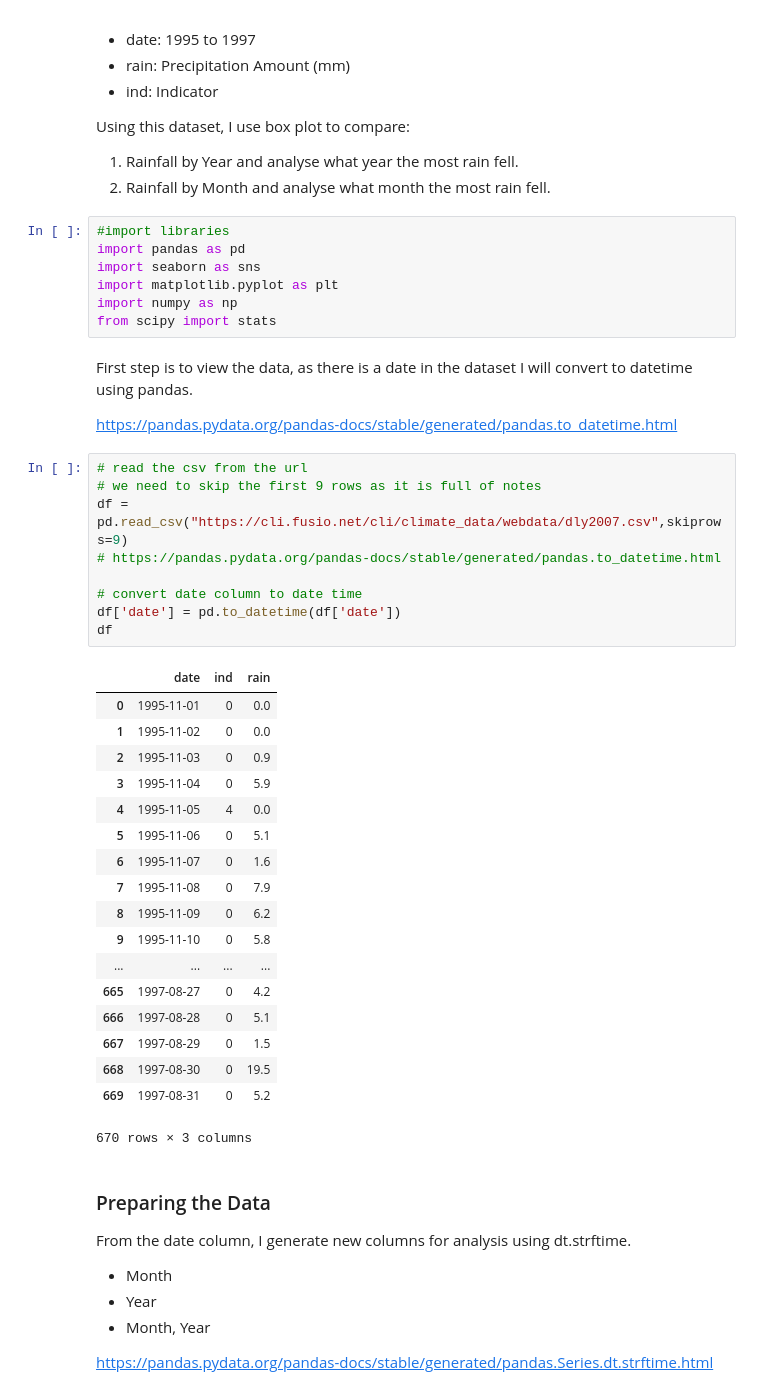
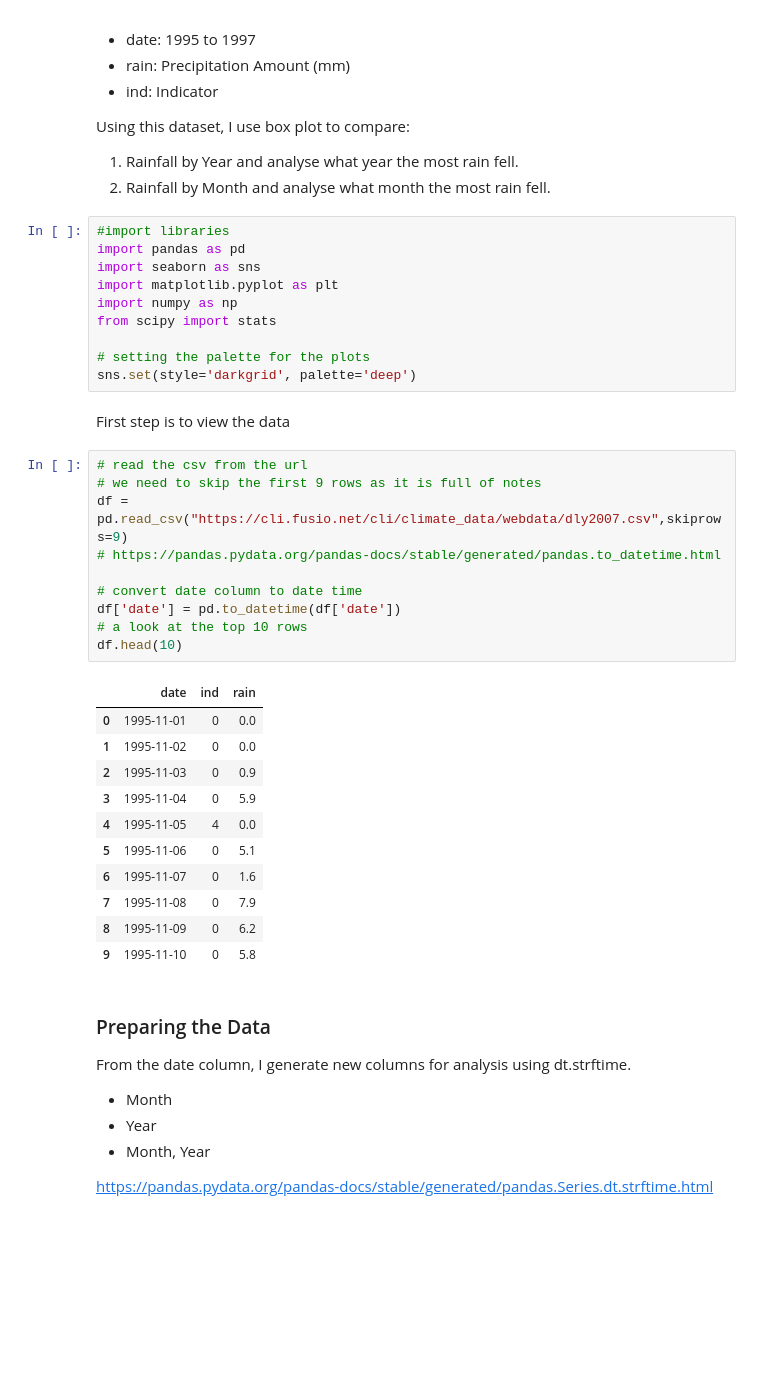
Before and after one commit to RitRa/Box-Plot-Project, a Jupyter notebook: Box Plot Project.ipynb, the cells around one changed output. Drawn from its saved outputs; the diff is of its cells as text; blank space fills up the shorter version.

```diff
--- a/Box Plot Project.ipynb
+++ b/Box Plot Project.ipynb
@@ -71,38 +74,33 @@ import seaborn as sns
 import matplotlib.pyplot as plt
 import numpy as np
 from scipy import stats
+
+# setting the palette for the plots
+sns.set(style='darkgrid', palette='deep')
-# %% [markdown]
-First step is to view the data, as there is a date in the dataset I will convert to datetime using pandas.
-
-https://pandas.pydata.org/pandas-docs/stable/generated/pandas.to_datetime.html
+# %% [markdown]
+First step is to view the data
 # %%
 # read the csv from the url
 # we need to skip the first 9 rows as it is full of notes
 df = pd.read_csv("https://cli.fusio.net/cli/climate_data/webdata/dly2007.csv",skiprows=9)
 # https://pandas.pydata.org/pandas-docs/stable/generated/pandas.to_datetime.html
 
 # convert date column to date time
 df['date'] = pd.to_datetime(df['date'])
-df
+# a look at the top 10 rows
+df.head(10)
 # %% [output]
 |  | date | ind | rain |
 | 0 | 1995-11-01 | 0 | 0.0 |
 | 1 | 1995-11-02 | 0 | 0.0 |
 | 2 | 1995-11-03 | 0 | 0.9 |
 | 3 | 1995-11-04 | 0 | 5.9 |
 | 4 | 1995-11-05 | 4 | 0.0 |
 | 5 | 1995-11-06 | 0 | 5.1 |
 | 6 | 1995-11-07 | 0 | 1.6 |
 | 7 | 1995-11-08 | 0 | 7.9 |
 | 8 | 1995-11-09 | 0 | 6.2 |
 | 9 | 1995-11-10 | 0 | 5.8 |
-| ... | ... | ... | ... |
-| 665 | 1997-08-27 | 0 | 4.2 |
-| 666 | 1997-08-28 | 0 | 5.1 |
-| 667 | 1997-08-29 | 0 | 1.5 |
-| 668 | 1997-08-30 | 0 | 19.5 |
-| 669 | 1997-08-31 | 0 | 5.2 |
-670 rows × 3 columns
 # %% [markdown]
 ### Preparing the Data
 From the date column, I generate new columns for analysis using dt.strftime.
```
Also changed, not shown: parts of 16 cells of this notebook.
